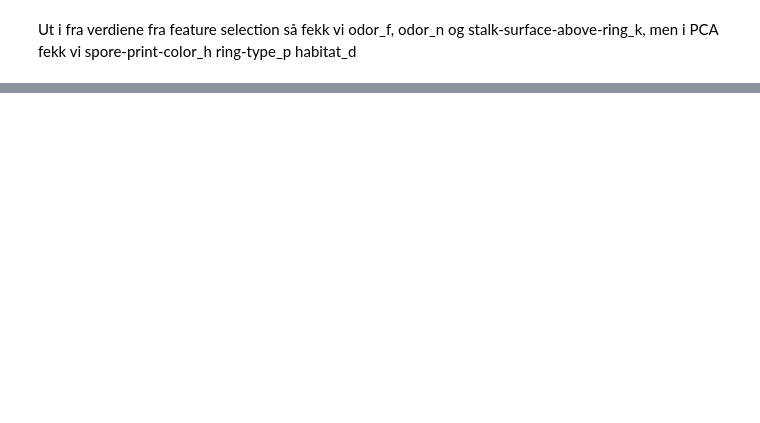
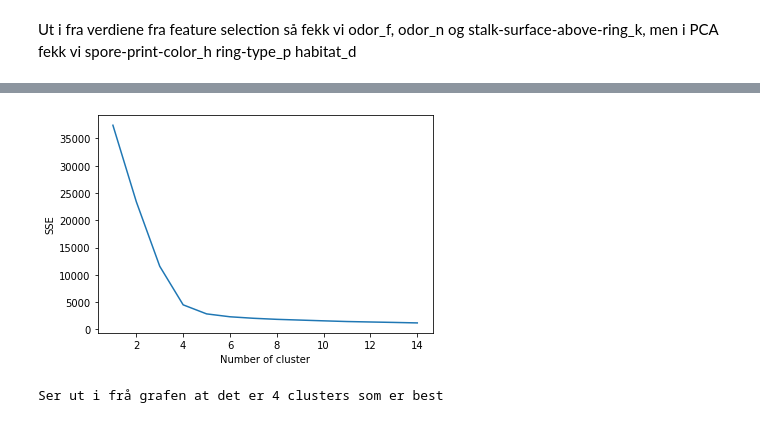
Before and after one commit to stianaad/Machine-learning, a Jupyter notebook: Oving-3-del-23.ipynb, the cells around one changed output, grey strips where cells are left out. Drawn from its saved outputs; the diff is of its cells as text; code cells hidden in the pictures; blank space fills up the shorter version.

```diff
--- a/Oving-3-del-23.ipynb
+++ b/Oving-3-del-23.ipynb
@@ -164,0 +116,20 @@ men i PCA fekk vi spore-print-color_h ring-type_p habitat_d
+# %%
+import pandas as pd
+from sklearn.cluster import KMeans
+import matplotlib.pyplot as plt
+
+data = pd.DataFrame(Xpca, columns=["spore-print-color_h", "ring-type_p", "habitat_d"])
+sse = {}
+for k in range(1, 15):
+    kmeans = KMeans(n_clusters=k, max_iter=1000).fit(data)
+    data["clusters"] = kmeans.labels_
+    sse[k] = kmeans.inertia_ # Inertia: Sum of distances of samples to their closest cluster center
+plt.figure()
+plt.plot(list(sse.keys()), list(sse.values()))
+plt.xlabel("Number of cluster")
+plt.ylabel("SSE")
+plt.show()
+print("Ser ut i frå grafen at det er 4 clusters som er best")
+# %% [output]
+[figure, added]
+Ser ut i frå grafen at det er 4 clusters som er best
```
Also changed, not shown: parts of 5 cells of this notebook.
